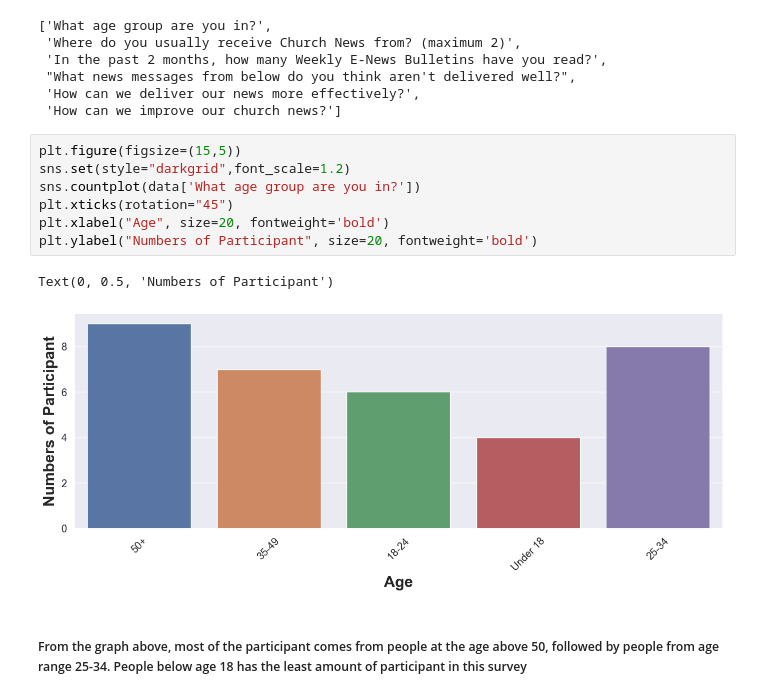
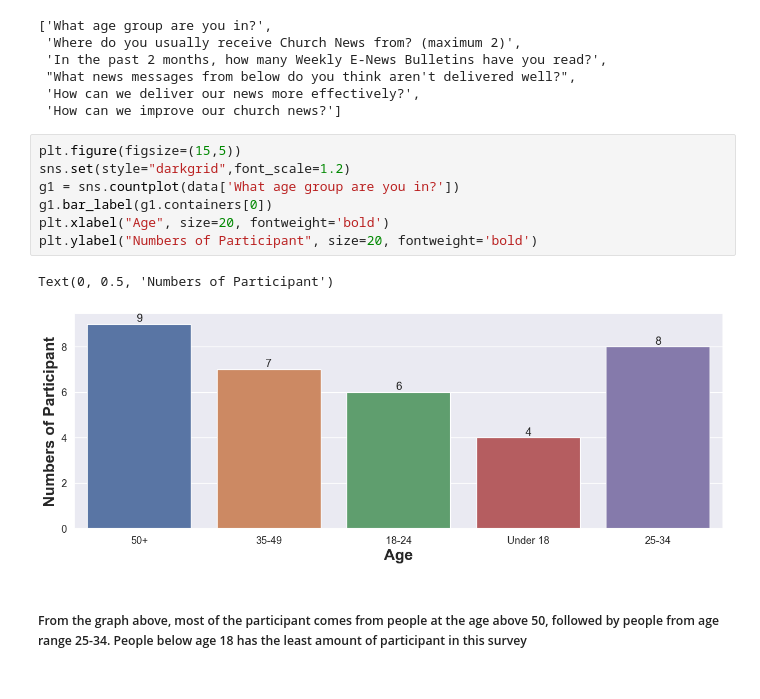
Before and after one commit to Maverick-DataScience/RANDOM-PROJECT, a Jupyter notebook: Jupyter Church E-News.ipynb, the cells around one changed output. Cells and saved outputs as stored; diff of their text form.

```diff
--- a/Jupyter Church E-News.ipynb
+++ b/Jupyter Church E-News.ipynb
@@ -132,13 +132,13 @@ data.columns.tolist()
 # %%
 plt.figure(figsize=(15,5))
 sns.set(style="darkgrid",font_scale=1.2)
-sns.countplot(data['What age group are you in?'])
-plt.xticks(rotation="45")
+g1 = sns.countplot(data['What age group are you in?'])
+g1.bar_label(g1.containers[0])
 plt.xlabel("Age", size=20, fontweight='bold')
 plt.ylabel("Numbers of Participant", size=20, fontweight='bold')
 # %% [output]
 Text(0, 0.5, 'Numbers of Participant')
-[figure, old version]
+[figure, new version]
 # %% [markdown]
 ##### From the graph above, most of the participant comes from people at the age above 50, followed by people from age range 25-34. People below age 18 has the least amount of participant in this survey
 # %%
```
Also changed, not shown: parts of 6 cells of this notebook.
